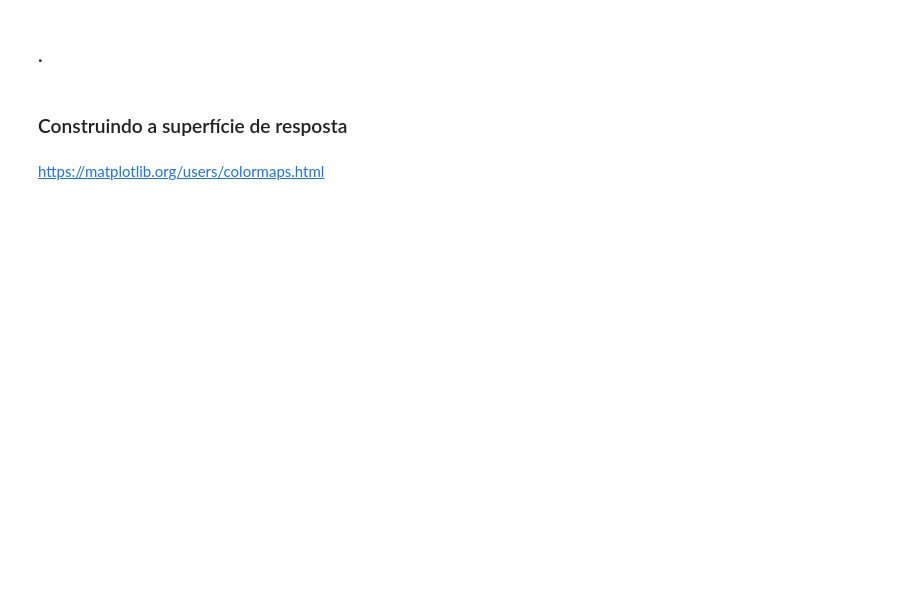
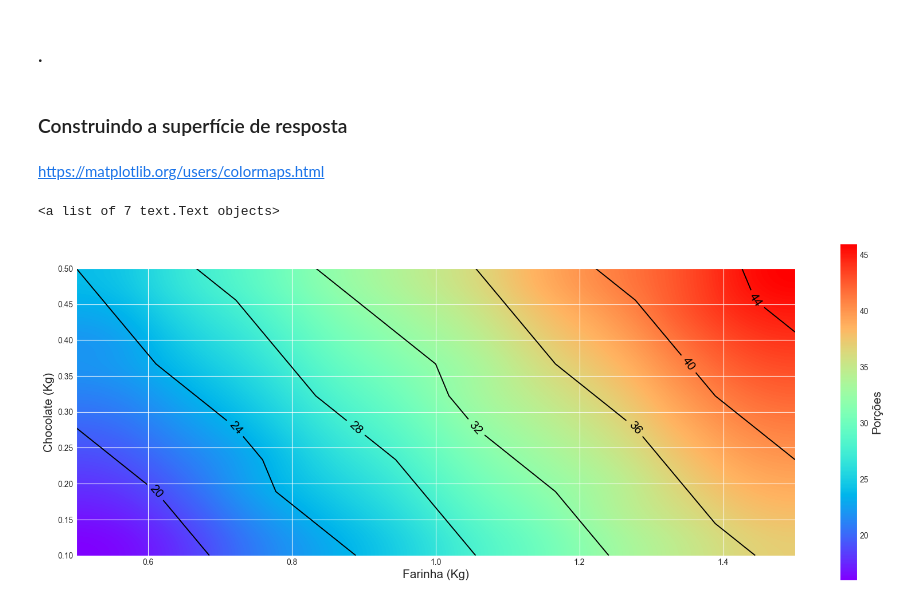
Before and after one commit to ciqueti/Analise_Experimentos, a Jupyter notebook: Planejamento_experimentos_aula.ipynb, the cells around one changed output. Saved outputs shown, nothing was run; the diff lists cells and outputs as text; code cells hidden in the pictures; blank space fills up the shorter version.

```diff
--- a/Planejamento_experimentos_aula.ipynb
+++ b/Planejamento_experimentos_aula.ipynb
@@ -481,3 +597,12 @@ Novamente, agora pelo valor do teste t, temos que a interação da farinha com c
 ### .
 # %% [markdown]
 ### Definindo a função
+# %%
+def modelo_receita(x_f, x_c):
+    #Primeiro normalizamos os parâmetros para poderem ser usados em kg
+    x_f_normalizado = np.interp(x=x_f, xp=[0.5, 1.5], fp=[-1, 1])
+    x_c_normalizado = np.interp(x=x_c, xp=[0.1, 0.5], fp=[-1,1])
+
+    porcoes = parametros['Intercept'] + parametros['Farinha']*x_f_normalizado + parametros['Chocolate']*x_c_normalizado
+
+    return(round(porcoes))
@@ -532,3 +665,6 @@ Novamente, agora pelo valor do teste t, temos que a interação da farinha com c
 
 
 <p style='margin: 30px 30px;'>
+# %%
+x_farinha = np.linspace(start=0.5, stop=1.5, num=10)
+x_farinha
@@ -534,0 +674,3 @@ Novamente, agora pelo valor do teste t, temos que a interação da farinha com c
+# %%
+x_chocolate = np.linspace(start=0.1, stop=0.5, num=10)
+x_chocolate
@@ -535,2 +680,9 @@ Novamente, agora pelo valor do teste t, temos que a interação da farinha com c
 # %% [markdown]
 ### .
+# %%
+y_porcoes = []
+for cont_2 in x_chocolate:
+    temp = []
+    for cont_1 in x_farinha:
+        temp.append(modelo_receita(cont_1, cont_2))
+    y_porcoes.append(temp)
@@ -541,2 +708,20 @@ Novamente, agora pelo valor do teste t, temos que a interação da farinha com c
 # %% [markdown]
 https://matplotlib.org/users/colormaps.html
+# %%
+plt.figure(figsize=(16,6))
+plt.xlabel('Farinha (Kg)', fontsize=15)
+plt.ylabel('Chocolate (Kg)', fontsize=15)
+plt.grid(True)
+
+#Mapa de Cor
+mapa_cor = plt.imshow(X=y_porcoes, cmap=cm.rainbow, interpolation='quadric', extent=[0.5, 1.5, 0.1, 0.5], origin='lower')
+
+#Barra de Cor
+plt.colorbar().set_label('Porções', fontsize=15)
+
+#Isolinhas
+isolinhas = plt.contour(x_farinha, x_chocolate, y_porcoes, colors='k', linewidths=1.4)
+plt.clabel(CS=isolinhas, inline=True, fontsize=15, inline_spacing=10)
+# %% [output]
+<a list of 7 text.Text objects>
+[figure, added]
```
Also changed, not shown: parts of 25 cells of this notebook.
